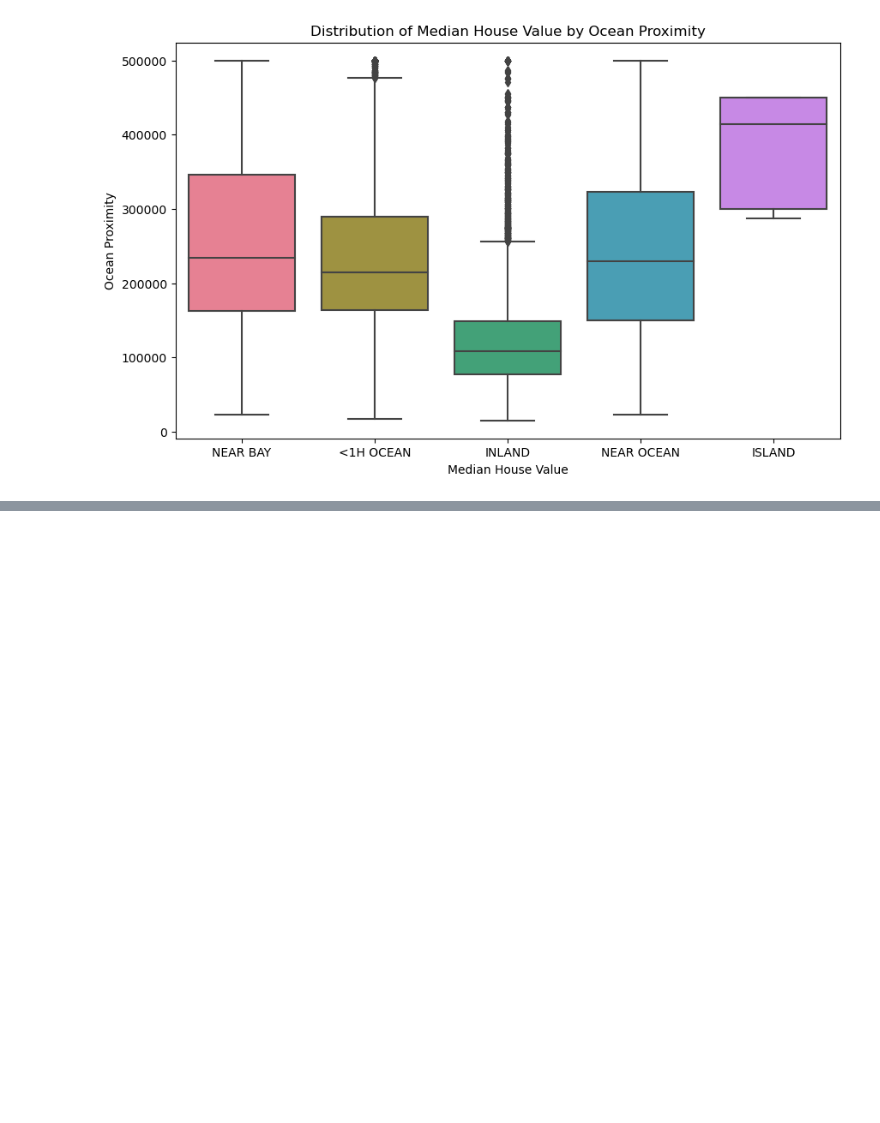
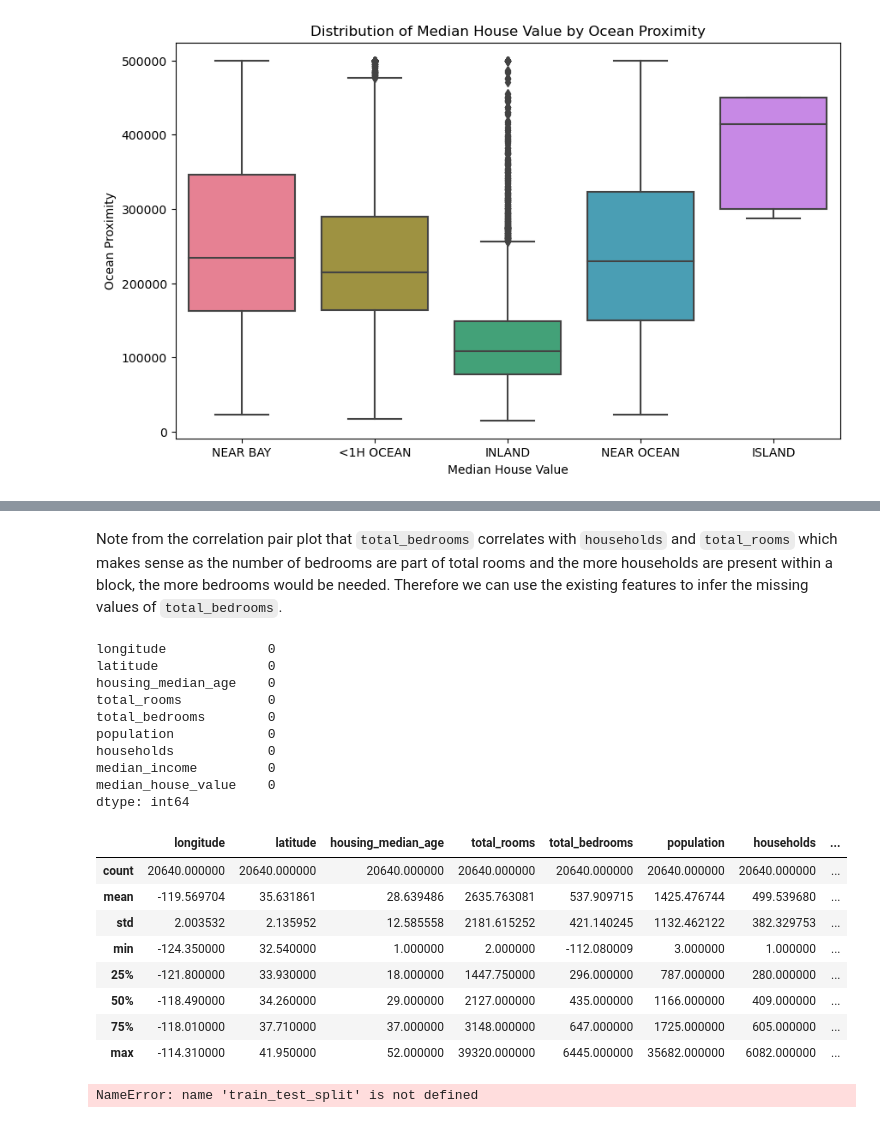
Before and after one commit to pdanninger/dsc_dach, a Jupyter notebook: mlflow_tutorial.ipynb, the cells around one changed output, grey strips where cells are left out. Cells and saved outputs as stored; diff of their text form; code cells hidden in the pictures; blank space fills up the shorter version.

```diff
--- a/mlflow_tutorial.ipynb
+++ b/mlflow_tutorial.ipynb
@@ -100,0 +113,32 @@ plt.scatter(data=house_prices, x="longitude", y="latitude")
+# %% [markdown]
+Note from the correlation pair plot that `total_bedrooms` correlates with `households` and `total_rooms` which makes sense as the number of bedrooms are part of total rooms and the more households are present within a block, the more bedrooms would be needed. Therefore we can use the existing features to infer the missing values of `total_bedrooms`.
+# %%
+# Preprocessing -> imputation
+house_prices_numeric = house_prices.drop("ocean_proximity", axis=1)
+iter_imputer = IterativeImputer()
+house_prices_imputed=iter_imputer.fit_transform(house_prices_numeric)
+
+# Reformat as pandas df
+house_prices_imputed = pd.DataFrame(house_prices_imputed, columns=house_prices_numeric.columns)
+print(house_prices_imputed.isna().sum())
+house_prices_imputed.describe()
+# %% [output]
+longitude             0
+latitude              0
+housing_median_age    0
+total_rooms           0
+total_bedrooms        0
+population            0
+households            0
+median_income         0
+median_house_value    0
+dtype: int64
+|  | longitude | latitude | housing_median_age | total_rooms | total_bedrooms | population | households | ... |
+| count | 20640.000000 | 20640.000000 | 20640.000000 | 20640.000000 | 20640.000000 | 20640.000000 | 20640.000000 | ... |
+| mean | -119.569704 | 35.631861 | 28.639486 | 2635.763081 | 537.909715 | 1425.476744 | 499.539680 | ... |
+| std | 2.003532 | 2.135952 | 12.585558 | 2181.615252 | 421.140245 | 1132.462122 | 382.329753 | ... |
+| min | -124.350000 | 32.540000 | 1.000000 | 2.000000 | -112.080009 | 3.000000 | 1.000000 | ... |
+| 25% | -121.800000 | 33.930000 | 18.000000 | 1447.750000 | 296.000000 | 787.000000 | 280.000000 | ... |
+| 50% | -118.490000 | 34.260000 | 29.000000 | 2127.000000 | 435.000000 | 1166.000000 | 409.000000 | ... |
+| 75% | -118.010000 | 37.710000 | 37.000000 | 3148.000000 | 647.000000 | 1725.000000 | 605.000000 | ... |
+| max | -114.310000 | 41.950000 | 52.000000 | 39320.000000 | 6445.000000 | 35682.000000 | 6082.000000 | ... |
@@ -100,0 +148,15 @@ plt.scatter(data=house_prices, x="longitude", y="latitude")
+# %%
+# Train test split
+split_size = 0.2
+random_state = 21
+shuffle_data = True
+
+X = house_prices_imputed.drop("median_house_value", axis=1)
+y = house_prices_imputed["median_house_value"]
+
+X_train, X_test, y_train, y_test = train_test_split(X, y, split_size=split_size, random_state=random_state, shuffle_data=shuffle_data)
+
+for set in [X_train, X_test, y_train, y_test]:
+    print(set.shape)
+# %% [output]
+NameError: name 'train_test_split' is not defined
```
Also changed, not shown: parts of 10 cells of this notebook, 1 other file.
